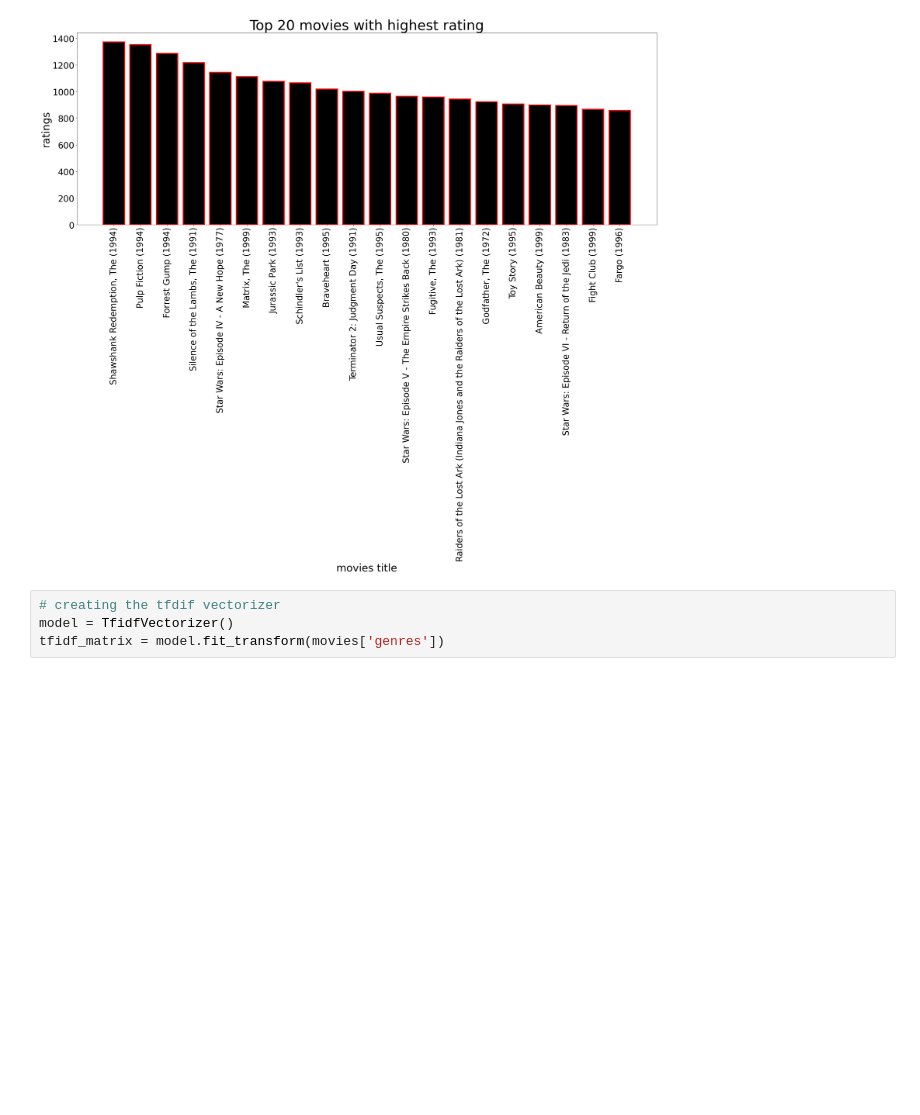
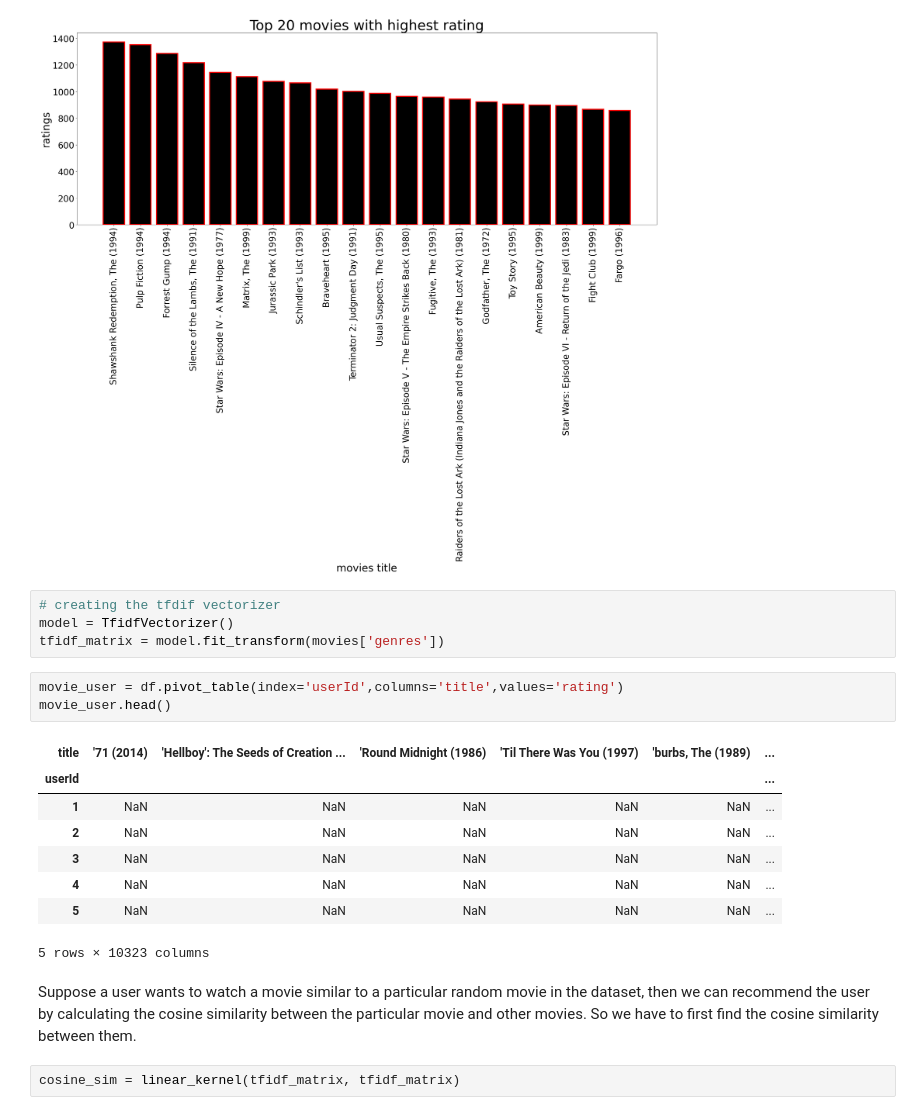
Before and after one commit to gideon-ogunbanjo/CinemAI, a Jupyter notebook: model/cinemAi.ipynb, the cells around one changed output. Drawn from its saved outputs; the diff is of its cells as text; blank space fills up the shorter version.

Commit message:
calculated the cosine similarity between Jumanji and other movies

```diff
--- a/model/cinemAi.ipynb
+++ b/model/cinemAi.ipynb
@@ -142,3 +142,19 @@ plt.bar(high_rated.index,high_rated['rating'],linewidth=3,edgecolor='red',color=
 # creating the tfdif vectorizer
 model = TfidfVectorizer()
 tfidf_matrix = model.fit_transform(movies['genres'])
+# %%
+movie_user = df.pivot_table(index='userId',columns='title',values='rating')
+movie_user.head()
+# %% [output]
+| title | '71 (2014) | 'Hellboy': The Seeds of Creation ... | 'Round Midnight (1986) | 'Til There Was You (1997) | 'burbs, The (1989) | ... |
+| userId |  |  |  |  |  | ... |
+| 1 | NaN | NaN | NaN | NaN | NaN | ... |
+| 2 | NaN | NaN | NaN | NaN | NaN | ... |
+| 3 | NaN | NaN | NaN | NaN | NaN | ... |
+| 4 | NaN | NaN | NaN | NaN | NaN | ... |
+| 5 | NaN | NaN | NaN | NaN | NaN | ... |
+5 rows × 10323 columns
+# %% [markdown]
+Suppose a user wants to watch a movie similar to a particular random movie in the dataset, then we can recommend the user by calculating the cosine similarity between the particular movie and other movies. So we have to first find the cosine similarity between them.
+# %%
+cosine_sim = linear_kernel(tfidf_matrix, tfidf_matrix)
```
Also changed, not shown: parts of 2 cells of this notebook.
